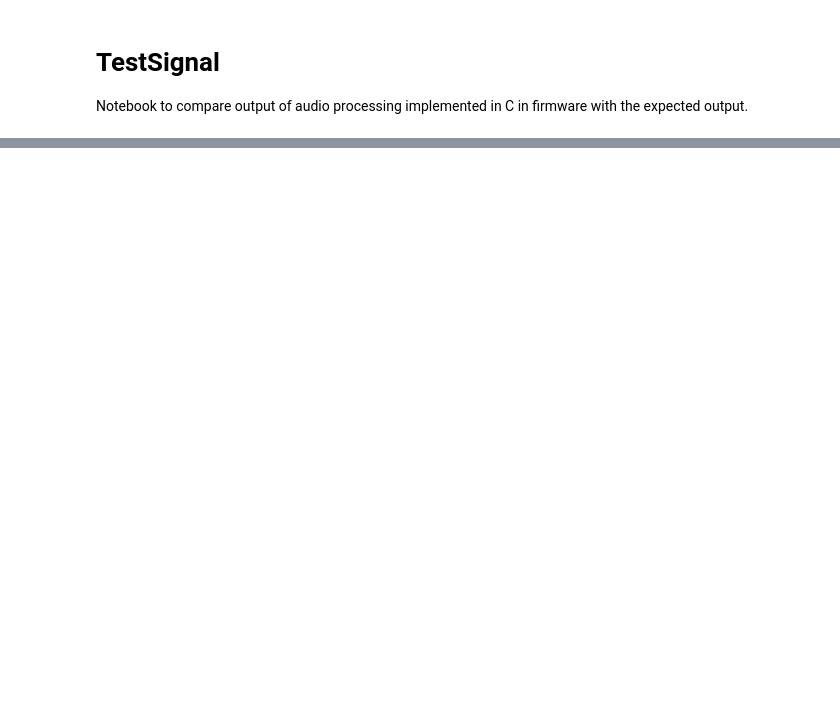
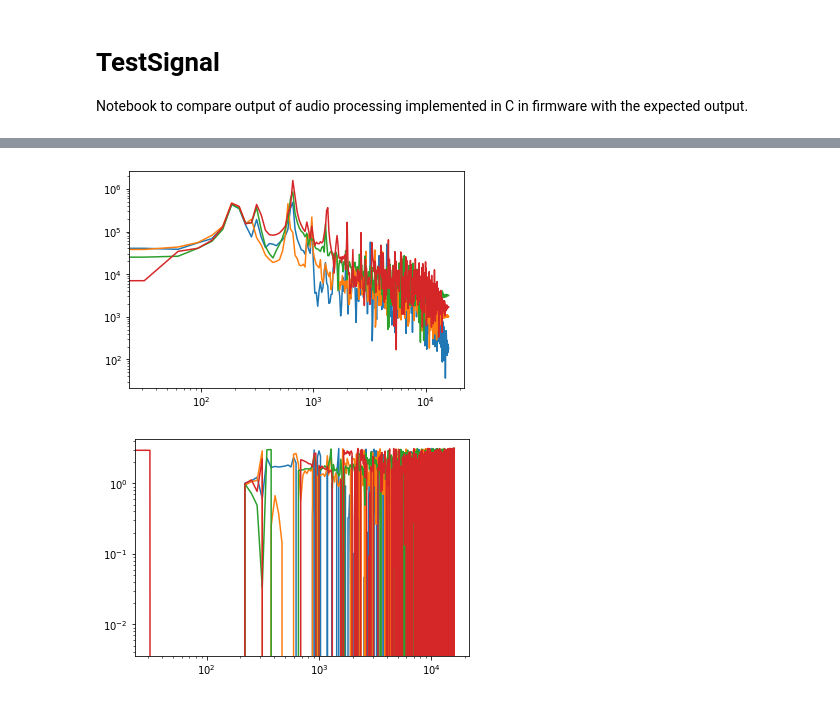
Before and after one commit to LCAV/crazyflie-audio, a Jupyter notebook: python/TestSignal.ipynb, the cells around one changed output, grey strips where cells are left out. Cells and saved outputs as stored; diff of their text form; code cells hidden in the pictures; blank space fills up the shorter version.

```diff
--- a/python/TestSignal.ipynb
+++ b/python/TestSignal.ipynb
@@ -18,3 +18,12 @@ from constants import SPEED_OF_SOUND
 %autoreload 2
 
 %matplotlib inline
+# %%
+out_dir = ""  # do not save
+#out_dir = '../firmware/audio_shield_firmware/Core/Inc/' # save
+
+#buffer_length = 32
+buffer_length = 1024
+
+#simulated = True
+simulated = False
@@ -66,5 +66,0 @@ if added_noise_std > 0:
-# %%
-start_idx = 100
-buffer_length = 32  # 512
-n_mics = signals.shape[0]
-buffer = signals[:, start_idx : start_idx + buffer_length]
@@ -95,13 +123,12 @@ print(buffer[1])
-# %%
-plt.figure()
-for i in range(buffer.shape[0]):
-    plt.plot(buffer[i])
 # %%
-buffer_f = np.fft.fft(buffer, buffer.shape[1], axis=1)
-freq = np.fft.fftfreq(buffer.shape[1])
+buffer_f = np.fft.rfft(buffer, buffer.shape[1], axis=1)
+freq = np.fft.rfftfreq(n=buffer.shape[1], d=1/Fs)
 plt.figure()
 for i in range(buffer_f.shape[0]):
-    plt.scatter(freq, np.abs(buffer_f[i]))
+    plt.loglog(freq, np.abs(buffer_f[i]))
 plt.figure()
 for i in range(buffer_f.shape[0]):
-    plt.scatter(freq, np.angle(buffer_f[i]))
+    plt.loglog(freq, np.angle(buffer_f[i]))
+# %% [output]
+[figure, added]
+[figure, added]
```
Also changed, not shown: parts of 15 cells of this notebook, 7 other files.
